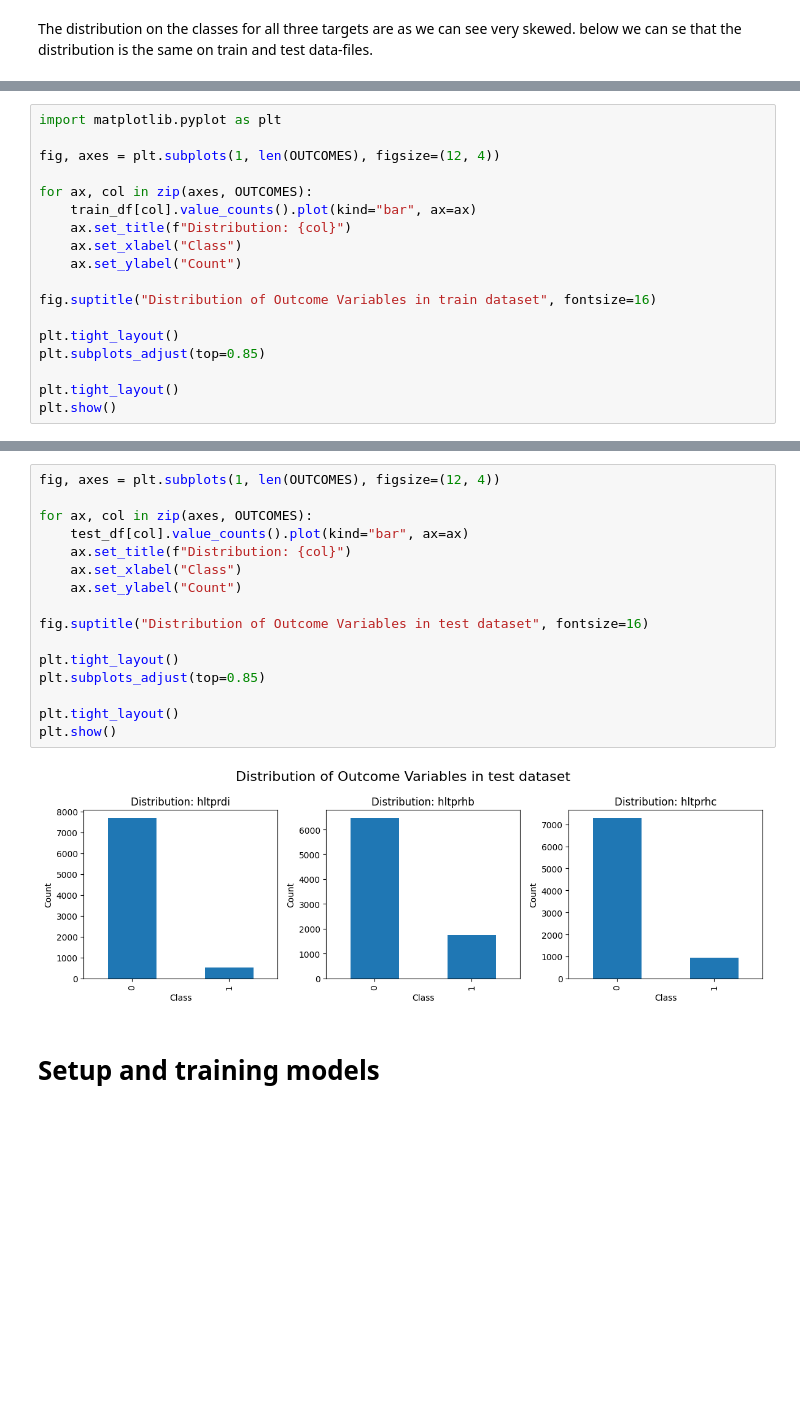
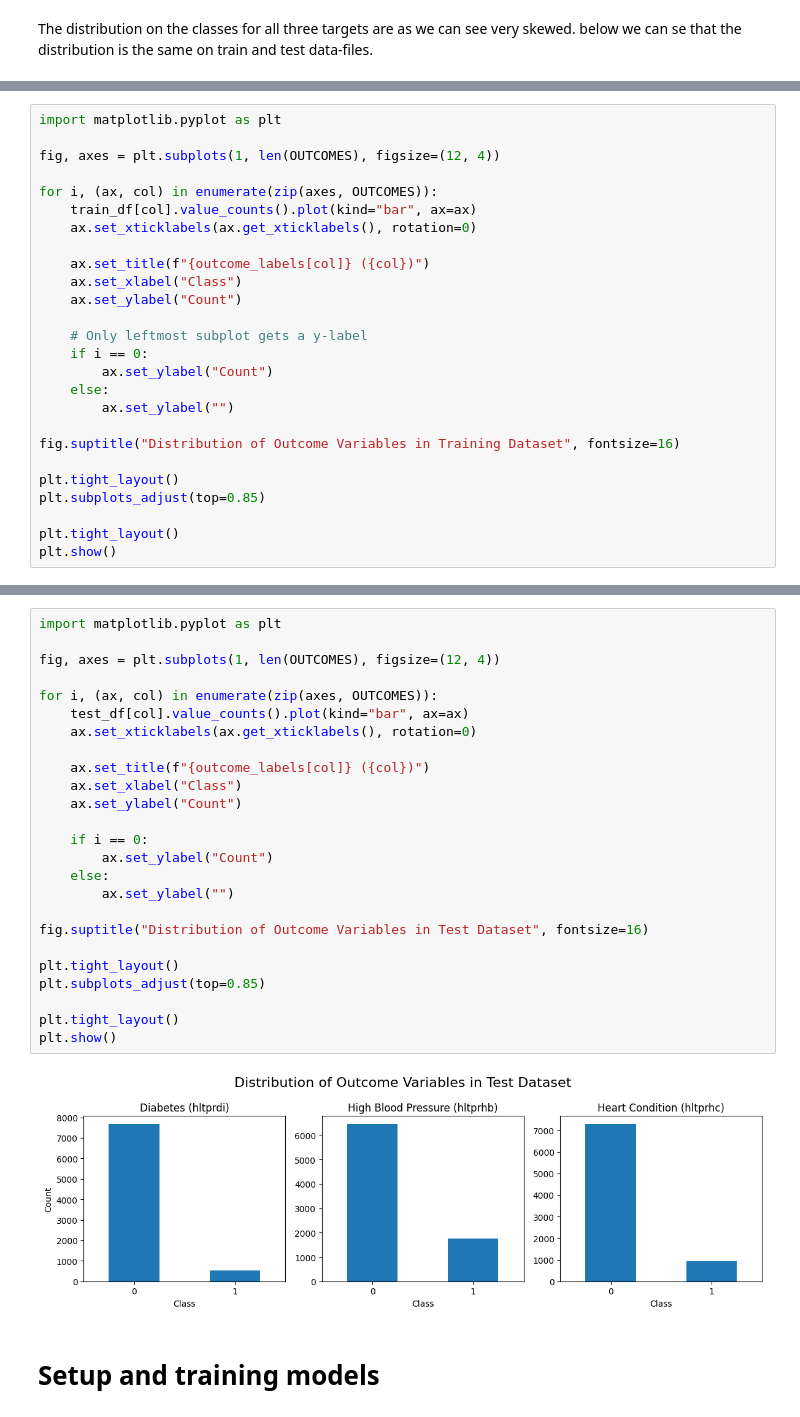
Before and after one commit to Dyretna/cf_bench, a Jupyter notebook: notebooks/01_scikit_rf_tests.ipynb, the cells around one changed output, grey strips where cells are left out. Saved outputs shown, nothing was run; the diff lists cells and outputs as text; blank space fills up the shorter version.

```diff
--- a/notebooks/01_scikit_rf_tests.ipynb
+++ b/notebooks/01_scikit_rf_tests.ipynb
@@ -86,13 +91,21 @@ import matplotlib.pyplot as plt
 
 fig, axes = plt.subplots(1, len(OUTCOMES), figsize=(12, 4))
 
-for ax, col in zip(axes, OUTCOMES):
+for i, (ax, col) in enumerate(zip(axes, OUTCOMES)):
     train_df[col].value_counts().plot(kind="bar", ax=ax)
-    ax.set_title(f"Distribution: {col}")
+    ax.set_xticklabels(ax.get_xticklabels(), rotation=0)
+
+    ax.set_title(f"{outcome_labels[col]} ({col})")
     ax.set_xlabel("Class")
     ax.set_ylabel("Count")
 
-fig.suptitle("Distribution of Outcome Variables in train dataset", fontsize=16)
+    # Only leftmost subplot gets a y-label
+    if i == 0:
+        ax.set_ylabel("Count")
+    else:
+        ax.set_ylabel("")
+
+fig.suptitle("Distribution of Outcome Variables in Training Dataset", fontsize=16)
 
 plt.tight_layout()
 plt.subplots_adjust(top=0.85)
@@ -104,21 +117,30 @@ plt.show()
 # %%
+import matplotlib.pyplot as plt
+
 fig, axes = plt.subplots(1, len(OUTCOMES), figsize=(12, 4))
 
-for ax, col in zip(axes, OUTCOMES):
+for i, (ax, col) in enumerate(zip(axes, OUTCOMES)):
     test_df[col].value_counts().plot(kind="bar", ax=ax)
-    ax.set_title(f"Distribution: {col}")
+    ax.set_xticklabels(ax.get_xticklabels(), rotation=0)
+
+    ax.set_title(f"{outcome_labels[col]} ({col})")
     ax.set_xlabel("Class")
     ax.set_ylabel("Count")
 
-fig.suptitle("Distribution of Outcome Variables in test dataset", fontsize=16)
+    if i == 0:
+        ax.set_ylabel("Count")
+    else:
+        ax.set_ylabel("")
+
+fig.suptitle("Distribution of Outcome Variables in Test Dataset", fontsize=16)
 
 plt.tight_layout()
 plt.subplots_adjust(top=0.85)
 
 plt.tight_layout()
 plt.show()
 # %% [output]
-[figure, old version]
+[figure, new version]
 # %% [markdown]
 # Setup and training models
 # %%
```
Also changed, not shown: parts of 10 cells of this notebook, 5 other files.
